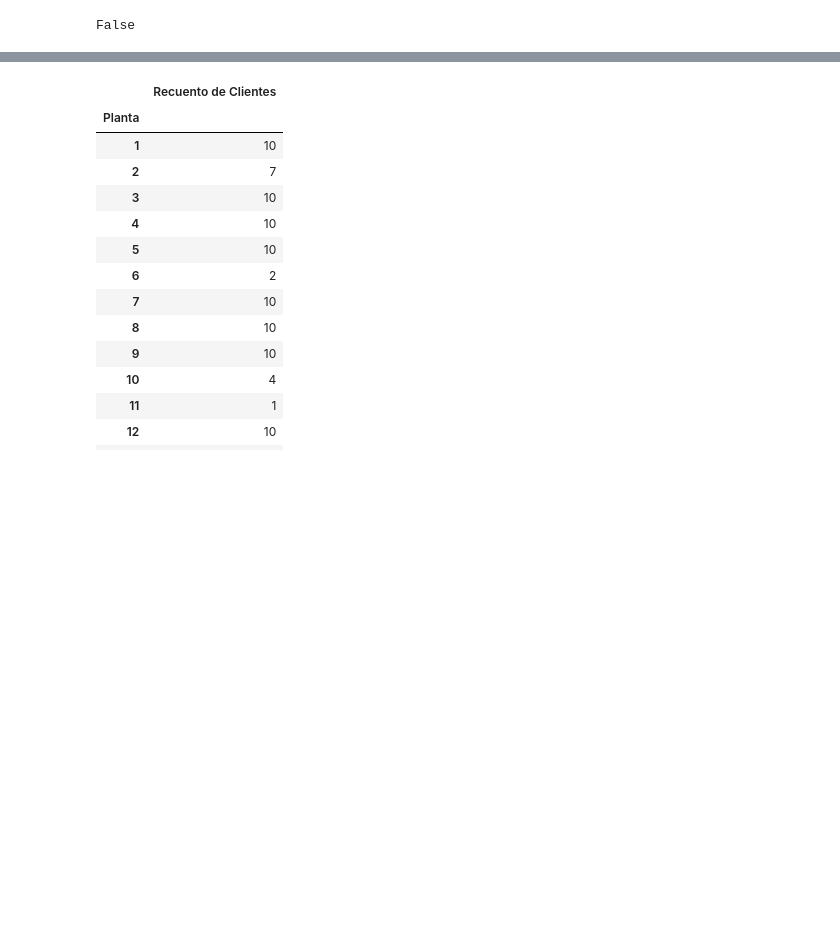
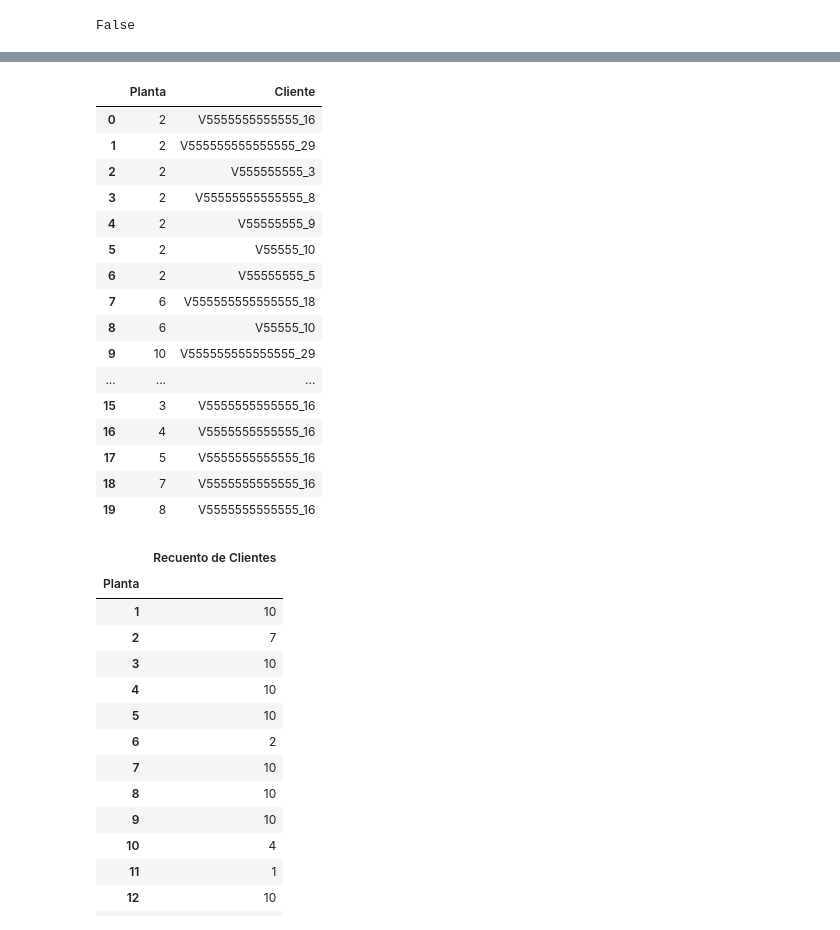
Before and after one commit to hernanrodri/Supply-Chain-Analytics, a Jupyter notebook: Supply Chain Analysis.ipynb, the cells around one changed output, grey strips where cells are left out. Drawn from its saved outputs; the diff is of its cells as text; code cells hidden in the pictures; blank space fills up the shorter version.

```diff
--- a/Supply Chain Analysis.ipynb
+++ b/Supply Chain Analysis.ipynb
@@ -528,3 +551,25 @@ clientes_por_planta_
+# %%
+clientes_por_planta_ = pd.concat([clientes_por_planta, df]).reset_index(drop = True)
+
+clientes_por_planta_[:20]
+# %% [output]
+|  | Planta | Cliente |
+| 0 | 2 | V5555555555555_16 |
+| 1 | 2 | V555555555555555_29 |
+| 2 | 2 | V555555555_3 |
+| 3 | 2 | V55555555555555_8 |
+| 4 | 2 | V55555555_9 |
+| 5 | 2 | V55555_10 |
+| 6 | 2 | V55555555_5 |
+| 7 | 6 | V555555555555555_18 |
+| 8 | 6 | V55555_10 |
+| 9 | 10 | V555555555555555_29 |
+| ... | ... | ... |
+| 15 | 3 | V5555555555555_16 |
+| 16 | 4 | V5555555555555_16 |
+| 17 | 5 | V5555555555555_16 |
+| 18 | 7 | V5555555555555_16 |
+| 19 | 8 | V5555555555555_16 |
 # %%
 clientes_agrup_por_planta = clientes_por_planta_.groupby(by = "Planta").agg({"Planta": "size"}).rename(columns = {"Planta": "Recuento de Clientes"})
 
```
Also changed, not shown: parts of 7 cells of this notebook.
